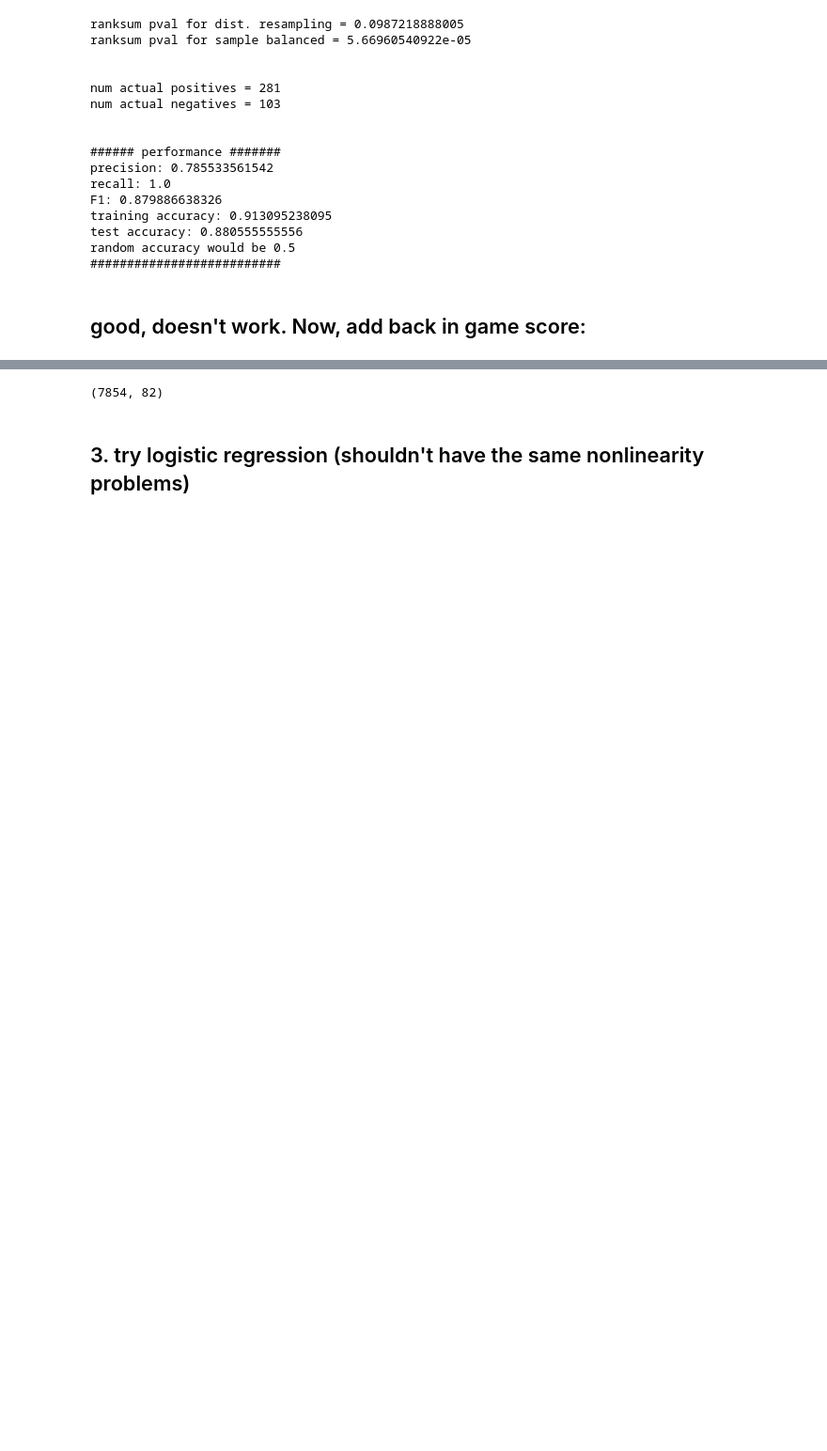
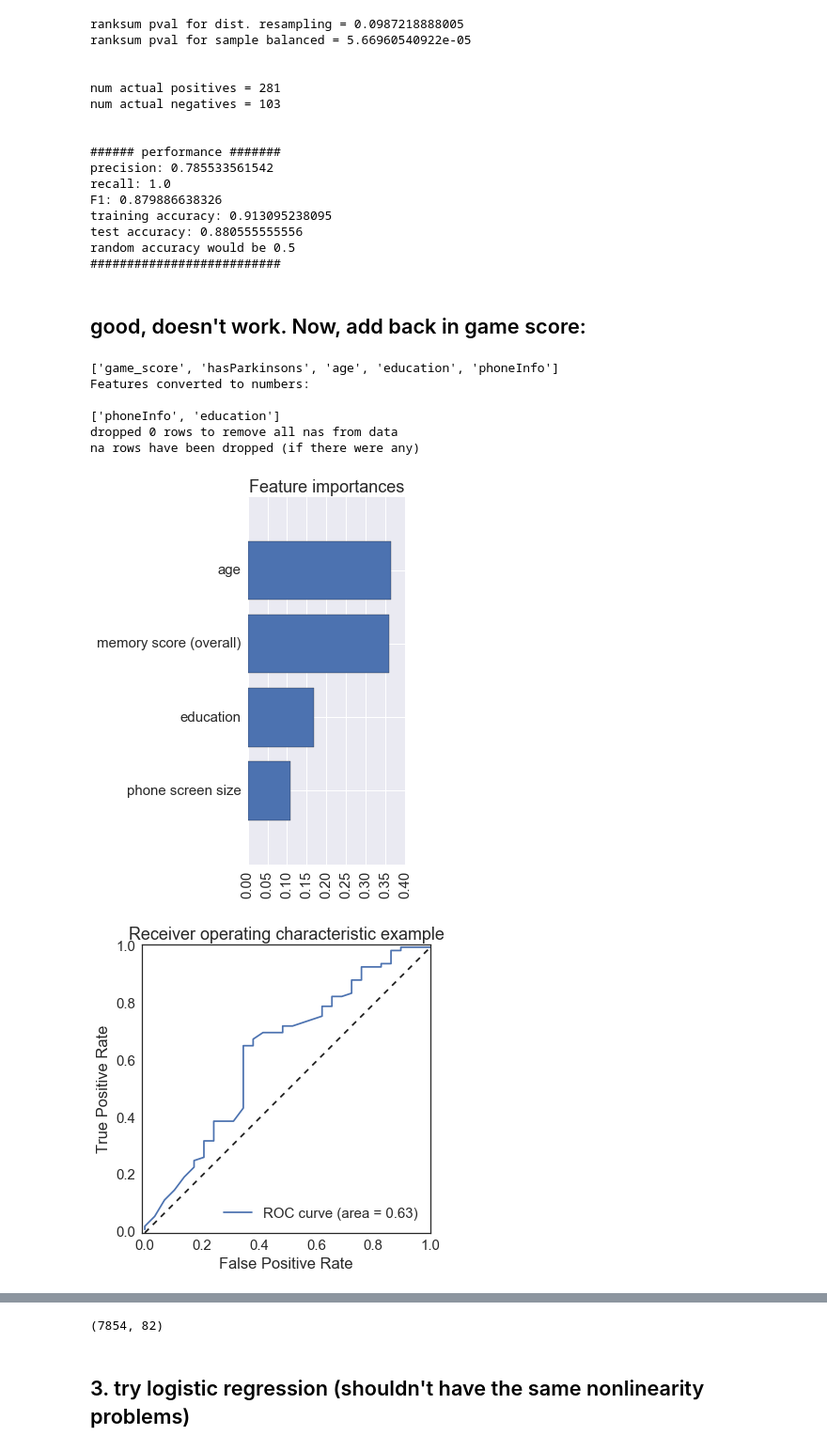
Before and after one commit to mattoby/mpower_memory, a Jupyter notebook: Memory_troubleshooting_ML.ipynb, the cells around one changed output, grey strips where cells are left out. Shown: that part at 94% size. Drawn from its saved outputs; the diff is of its cells as text; code cells hidden in the pictures; blank space fills up the shorter version.

```diff
--- a/Memory_troubleshooting_ML.ipynb
+++ b/Memory_troubleshooting_ML.ipynb
@@ -419,7 +419,7 @@ random accuracy would be 0.5
 # %%
 # take only one record per patient to remove duplicates. mean is better, but that's later..
 
-features =                  ['hasParkinsons'] + fcats['demographic'] + fcats['phone']
+features = ['game_score'] + ['hasParkinsons'] + fcats['demographic'] + fcats['phone']
 features.remove('smartphone')
 features.remove('gender')
 print features
@@ -549,30 +549,39 @@ if toPlot[2] == 1:
 if toPlot[3] == 1:
     render_confusion_matrix(y_test, y_pred)
 
 if toPlot[4] == 1:
     plot_feature_importances_randforest(mod, X_names)
 
 if toPlot[5] == 1:
     plot_roc_curve(y_test, y_pred_proba)
 
 if toPrint == True:
     # test pvals 1st and 2nd set:
     print '\n'
     print 'ranksum pval for dist. resampling = %s' % p1[1]
     print 'ranksum pval for sample balanced = %s' % p2[1]
     print '\n'
     print 'num actual positives = %s' % sum(y)
     print 'num actual negatives = %s' % (len(y) - sum(y))
     print '\n'
     print '###### performance #######'
     print 'precision:', precision
     print 'recall:', recall
     print 'F1:', F1
     print 'training accuracy:', train_acc
     print 'test accuracy:', test_acc
     print 'random accuracy would be %s' % rand_acc
     print '##########################'
     print '\n'
 
 ######################################################################
 ######################################################################
+# %% [output]
+['game_score', 'hasParkinsons', 'age', 'education', 'phoneInfo']
+Features converted to numbers:
+
+['phoneInfo', 'education']
+dropped 0 rows to remove all nas from data
+na rows have been dropped (if there were any)
+[figure, added]
+[figure, added]
```
Also changed, not shown: parts of 6 cells of this notebook.
